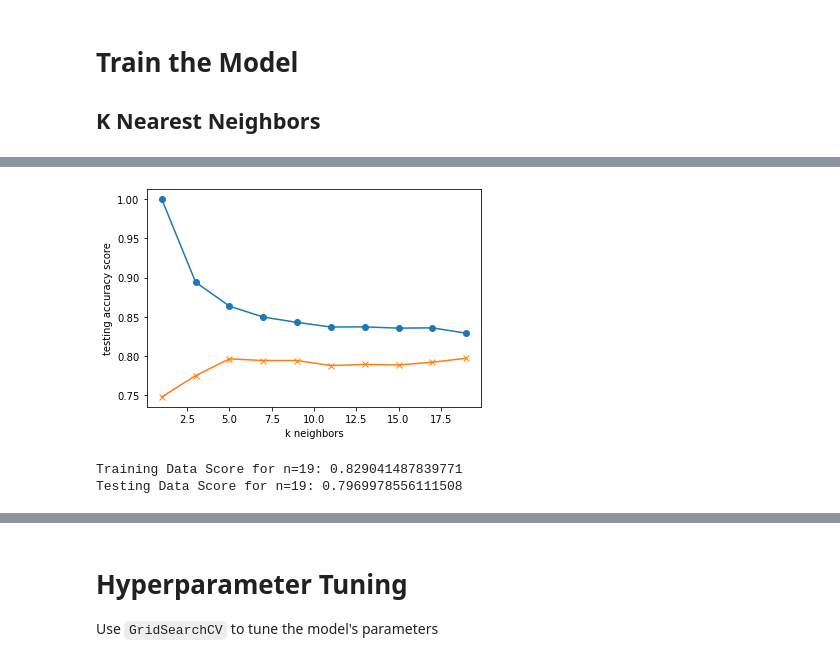
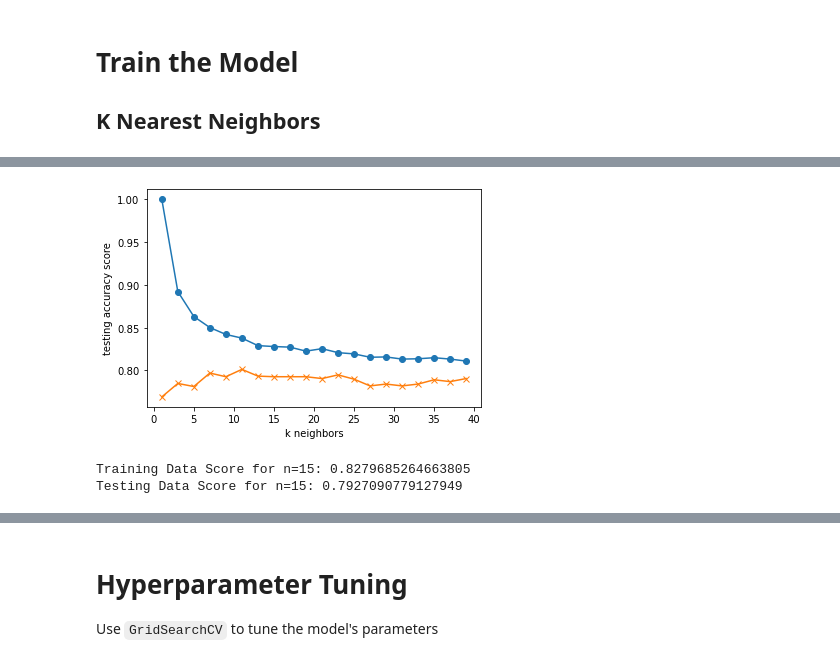
Before and after one commit to ZiboZhao0804/machine-learning-challenge, a Jupyter notebook: model_KNN.ipynb, the cells around one changed output, grey strips where cells are left out. Saved outputs shown, nothing was run; the diff lists cells and outputs as text; code cells hidden in the pictures.

```diff
--- a/model_KNN.ipynb
+++ b/model_KNN.ipynb
@@ -88,3 +88,21 @@ X_test_scaled = X_scaler.transform(X_test)
 # %% [markdown]
 # Train the Model
 ## K Nearest Neighbors
+# %%
+#elbow method
+import numpy as np
+import matplotlib.pyplot as plt
+from sklearn.neighbors import KNeighborsClassifier
+error_rate = []
+for i in range(1,40):
+    knn = KNeighborsClassifier(n_neighbors=i)
+    knn.fit(X_train,y_train)
+    pred_i = knn.predict(X_test)
+    error_rate.append(np.mean(pred_i != y_test))
+
+plt.figure(figsize=(10,6))
+plt.plot(range(1,40),error_rate,color='blue', linestyle='dashed', marker='o',
+ markerfacecolor='red', markersize=10)
+plt.title('Error Rate vs. K Value')
+plt.xlabel('K')
+plt.ylabel('Error Rate')
@@ -92,7 +115,7 @@ X_test_scaled = X_scaler.transform(X_test)
 from sklearn.neighbors import KNeighborsClassifier
 train_scores = []
 test_scores = []
-for k in range(1,20,2):
+for k in range(1,40,2):
     knn = KNeighborsClassifier(n_neighbors = k)
     knn.fit(X_train_scaled,y_train)
     train_score = knn.score(X_train_scaled,y_train)
@@ -114,20 +147,20 @@ k: 19,Train/Test Score: 0.829/0.797
 # %%
 import matplotlib.pyplot as plt
-plt.plot(range(1,20,2),train_scores,marker='o')
-plt.plot(range(1,20,2),test_scores,marker = 'x')
+plt.plot(range(1,40,2),train_scores,marker='o')
+plt.plot(range(1,40,2),test_scores,marker = 'x')
 plt.xlabel("k neighbors")
 plt.ylabel("testing accuracy score")
 plt.show()
 # %% [output]
-[figure, old version]
+[figure, new version]
 # %%
-knn = KNeighborsClassifier(n_neighbors = 19)
+knn = KNeighborsClassifier(n_neighbors = 15)
 knn.fit(X_train_scaled,y_train)
-print(f"Training Data Score for n=19: {knn.score(X_train_scaled, y_train)}")
-print(f"Testing Data Score for n=19: {knn.score(X_test_scaled, y_test)}")
+print(f"Training Data Score for n=15: {knn.score(X_train_scaled, y_train)}")
+print(f"Testing Data Score for n=15: {knn.score(X_test_scaled, y_test)}")
 # %% [output]
-Training Data Score for n=19: 0.829041487839771
-Testing Data Score for n=19: 0.7969978556111508
+Training Data Score for n=15: 0.8279685264663805
+Testing Data Score for n=15: 0.7927090779127949
 # %%
 predictions = knn.predict(X_test_scaled)
 pd.DataFrame({"actual":y_test,"prediction":predictions},columns = ["actual","prediction"]).head(20)
```
Also changed, not shown: parts of 5 cells of this notebook.
